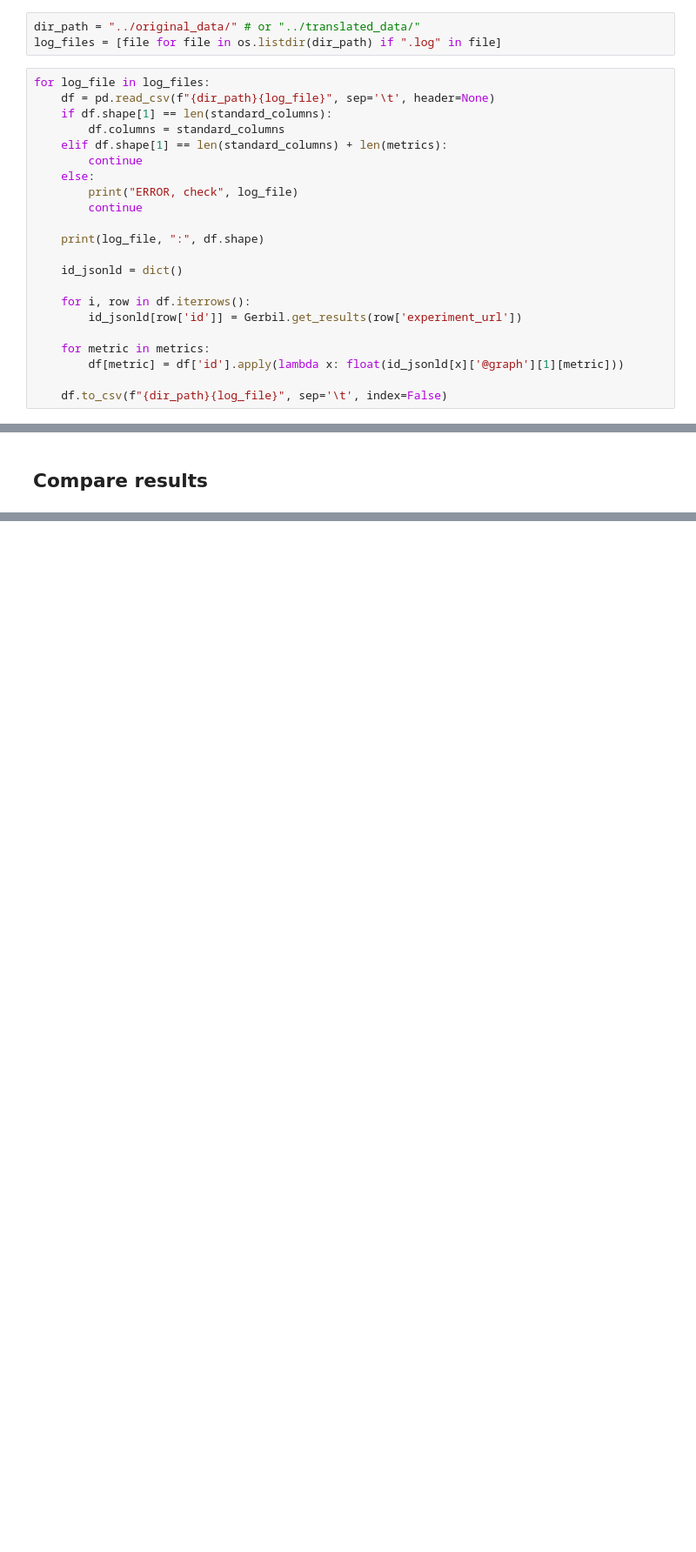
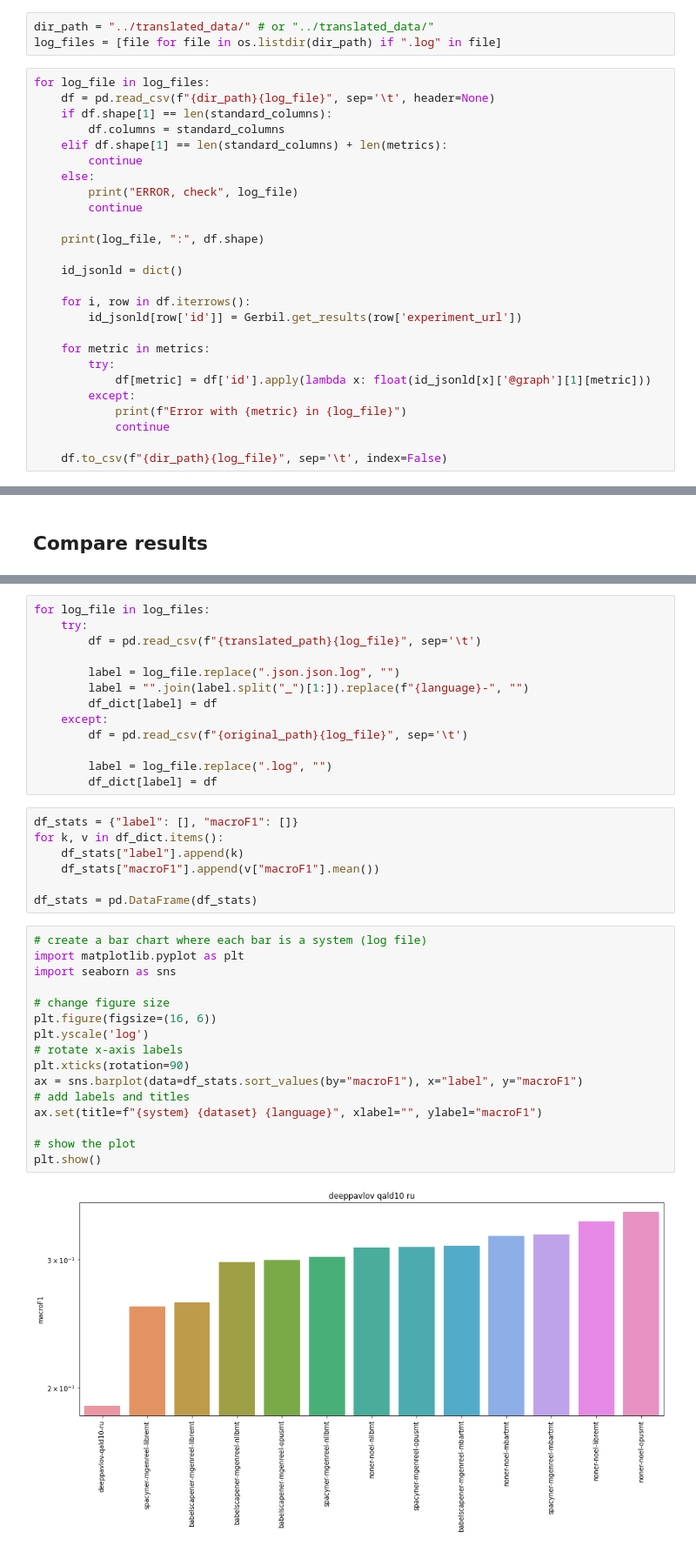
Before and after one commit to dice-group/LFQA, a Jupyter notebook: gerbil/notebooks/transform_to_gerbil_per_question.ipynb, the cells around one changed output, grey strips where cells are left out. Shown at 87% size. Drawn from its saved outputs; the diff is of its cells as text; blank space fills up the shorter version.

```diff
--- a/gerbil/notebooks/transform_to_gerbil_per_question.ipynb
+++ b/gerbil/notebooks/transform_to_gerbil_per_question.ipynb
@@ -198,7 +215,7 @@ metrics = [
     "Macro_F1_QALD"
 ]
 # %%
-dir_path = "../original_data/" # or "../translated_data/"
+dir_path = "../translated_data/" # or "../translated_data/"
 log_files = [file for file in os.listdir(dir_path) if ".log" in file]
 # %%
 for log_file in log_files:
@@ -219,7 +236,11 @@ for log_file in log_files:
         id_jsonld[row['id']] = Gerbil.get_results(row['experiment_url'])
 
     for metric in metrics:
-        df[metric] = df['id'].apply(lambda x: float(id_jsonld[x]['@graph'][1][metric]))
+        try:
+            df[metric] = df['id'].apply(lambda x: float(id_jsonld[x]['@graph'][1][metric]))
+        except:
+            print(f"Error with {metric} in {log_file}")
+            continue
 
     df.to_csv(f"{dir_path}{log_file}", sep='\t', index=False)
 # %% [output]
@@ -253,0 +265,38 @@ df_1.macroF1.mean(), df_2.macroF1.mean(), df_3.macroF1.mean()
+# %%
+for log_file in log_files:
+    try:
+        df = pd.read_csv(f"{translated_path}{log_file}", sep='\t')
+
+        label = log_file.replace(".json.json.log", "")
+        label = "".join(label.split("_")[1:]).replace(f"{language}-", "")
+        df_dict[label] = df
+    except:
+        df = pd.read_csv(f"{original_path}{log_file}", sep='\t')
+
+        label = log_file.replace(".log", "")
+        df_dict[label] = df
+# %%
+df_stats = {"label": [], "macroF1": []}
+for k, v in df_dict.items():
+    df_stats["label"].append(k)
+    df_stats["macroF1"].append(v["macroF1"].mean())
+
+df_stats = pd.DataFrame(df_stats)
+# %%
+# create a bar chart where each bar is a system (log file)
+import matplotlib.pyplot as plt
+import seaborn as sns
+
+# change figure size
+plt.figure(figsize=(16, 6))
+plt.yscale('log')
+# rotate x-axis labels
+plt.xticks(rotation=90)
+ax = sns.barplot(data=df_stats.sort_values(by="macroF1"), x="label", y="macroF1")
+# add labels and titles
+ax.set(title=f"{system} {dataset} {language}", xlabel="", ylabel="macroF1")
+
+# show the plot
+plt.show()
+# %% [output]
+[figure, added]
```
Also changed, not shown: parts of 10 cells of this notebook, 2 other files.
